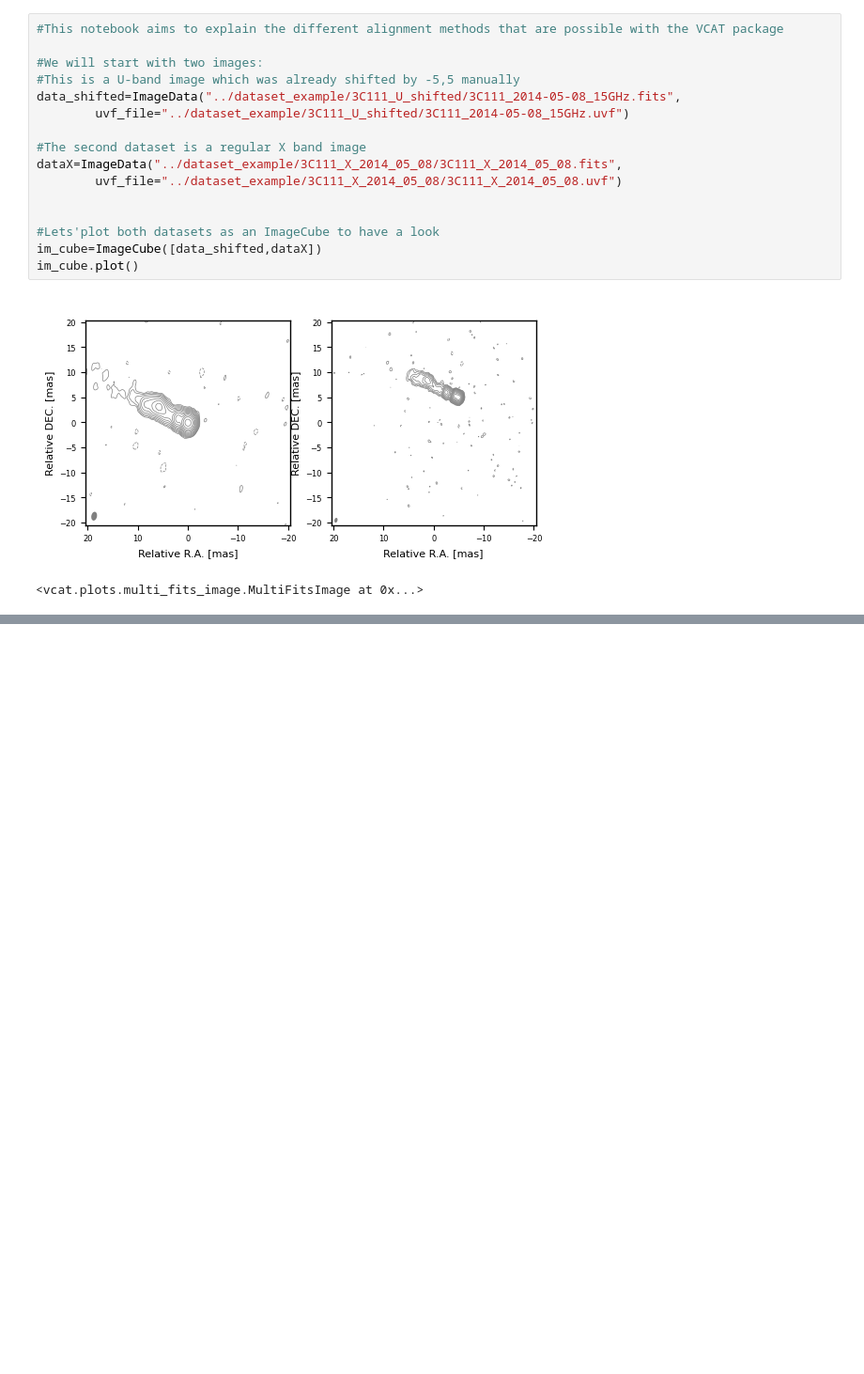
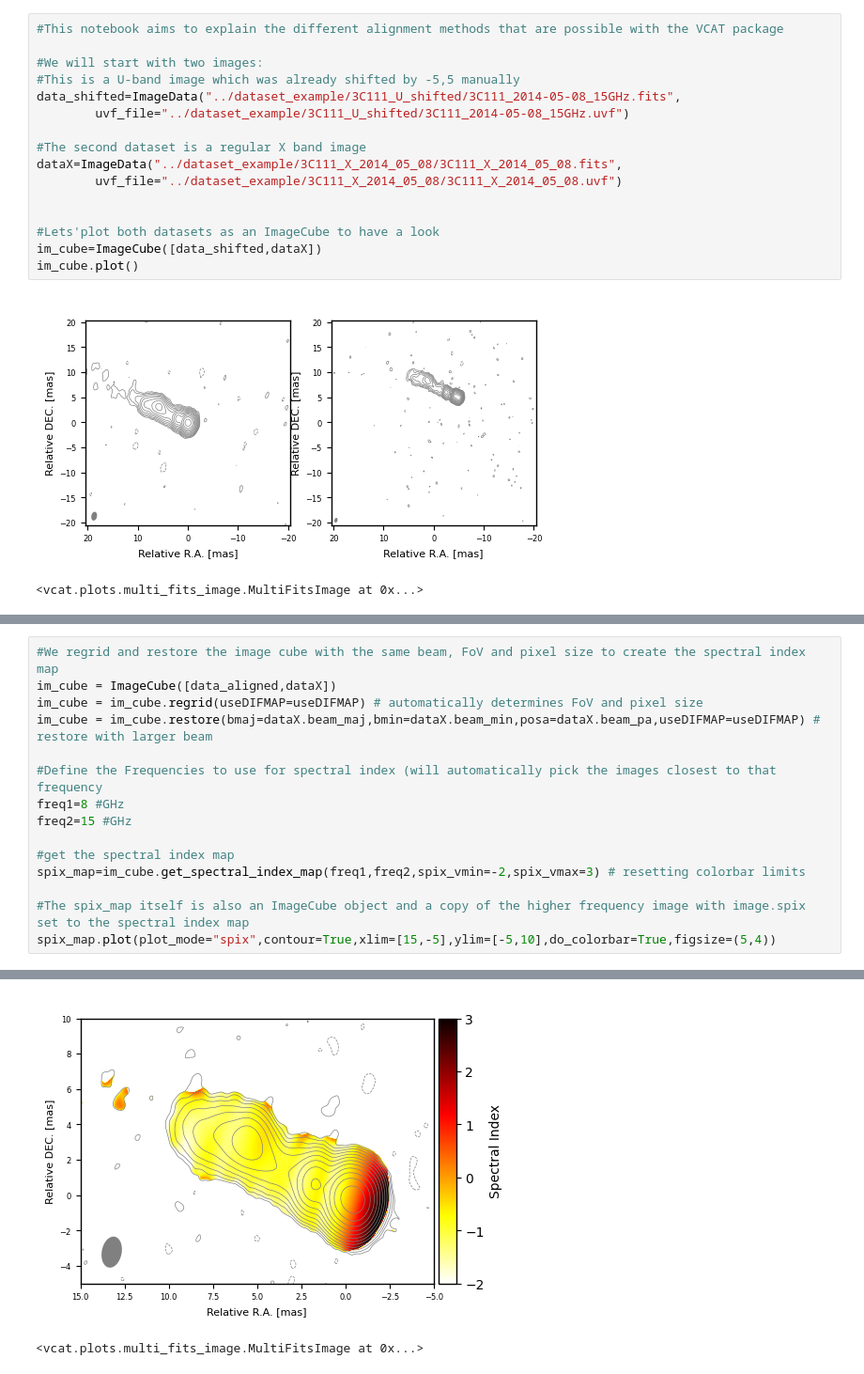
Before and after one commit to mpifr-vlbi/VCAT, a Jupyter notebook: examples/Alignment.ipynb, the cells around one changed output, grey strips where cells are left out. Shown: that part at 94% size. Cells and saved outputs as stored; diff of their text form; blank space fills up the shorter version.

```diff
--- a/examples/Alignment.ipynb
+++ b/examples/Alignment.ipynb
@@ -49,2 +53,18 @@ data_aligned.plot()
 [figure]
 <vcat.plots.fits_image.FitsImage at 0x...>
+# %%
+#We regrid and restore the image cube with the same beam, FoV and pixel size to create the spectral index map
+im_cube = ImageCube([data_aligned,dataX])
+im_cube = im_cube.regrid(useDIFMAP=useDIFMAP) # automatically determines FoV and pixel size
+im_cube = im_cube.restore(bmaj=dataX.beam_maj,bmin=dataX.beam_min,posa=dataX.beam_pa,useDIFMAP=useDIFMAP) # restore with larger beam
+
+#Define the Frequencies to use for spectral index (will automatically pick the images closest to that frequency
+freq1=8 #GHz
+freq2=15 #GHz
+
+#get the spectral index map
+spix_map=im_cube.get_spectral_index_map(freq1,freq2,spix_vmin=-2,spix_vmax=3) # resetting colorbar limits
+
+#The spix_map itself is also an ImageCube object and a copy of the higher frequency image with image.spix set to the spectral index map
+spix_map.plot(plot_mode="spix",contour=True,xlim=[15,-5],ylim=[-5,10],do_colorbar=True,figsize=(5,4))
+# %% [output]
@@ -50,0 +77,2 @@ data_aligned.plot()
+[figure, added]
+<vcat.plots.multi_fits_image.MultiFitsImage at 0x...>
```
Also changed, not shown: parts of 18 cells of this notebook, 2 other files.
